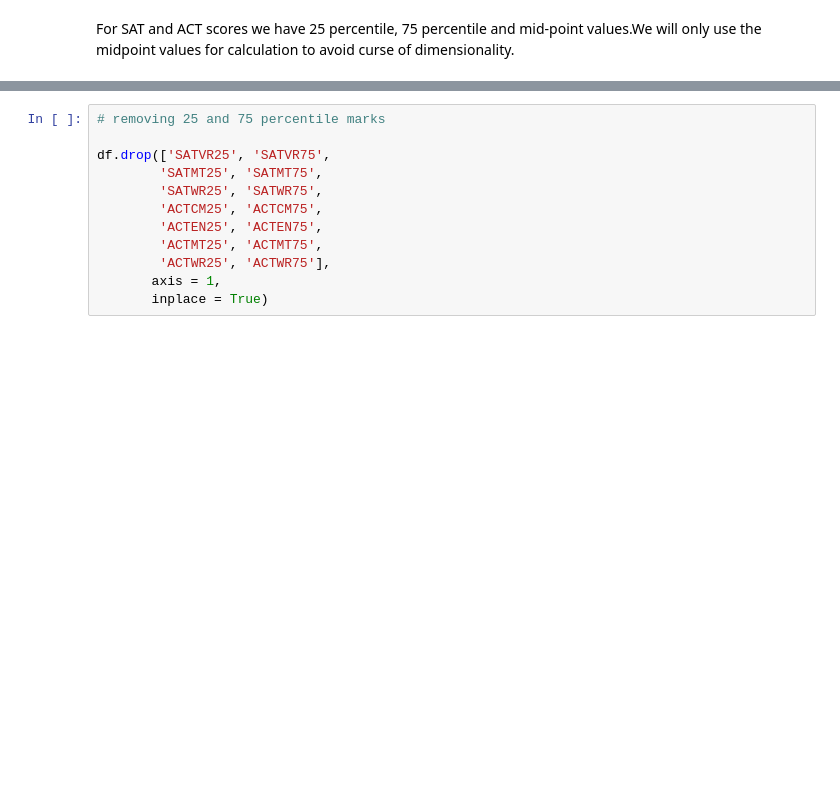
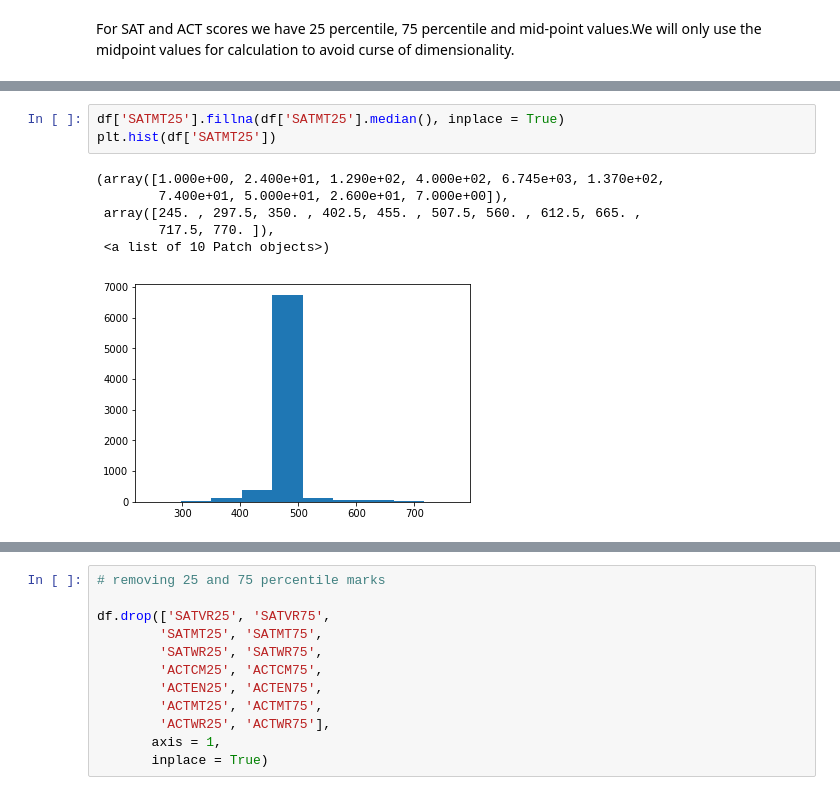
Before and after one commit to sanjeevai/ML-Capstone, a Jupyter notebook: project.ipynb, the cells around one changed output, grey strips where cells are left out. Saved outputs shown, nothing was run; the diff lists cells and outputs as text; blank space fills up the shorter version.

```diff
--- a/project.ipynb
+++ b/project.ipynb
@@ -416,0 +446,10 @@ For SAT and ACT scores we have 25 percentile, 75 percentile and mid-point values
+# %%
+df['SATMT25'].fillna(df['SATMT25'].median(), inplace = True)
+plt.hist(df['SATMT25'])
+# %% [output]
+(array([1.000e+00, 2.400e+01, 1.290e+02, 4.000e+02, 6.745e+03, 1.370e+02,
+        7.400e+01, 5.000e+01, 2.600e+01, 7.000e+00]),
+ array([245. , 297.5, 350. , 402.5, 455. , 507.5, 560. , 612.5, 665. ,
+        717.5, 770. ]),
+ <a list of 10 Patch objects>)
+[figure, added]
```
Also changed, not shown: parts of 59 cells of this notebook.
